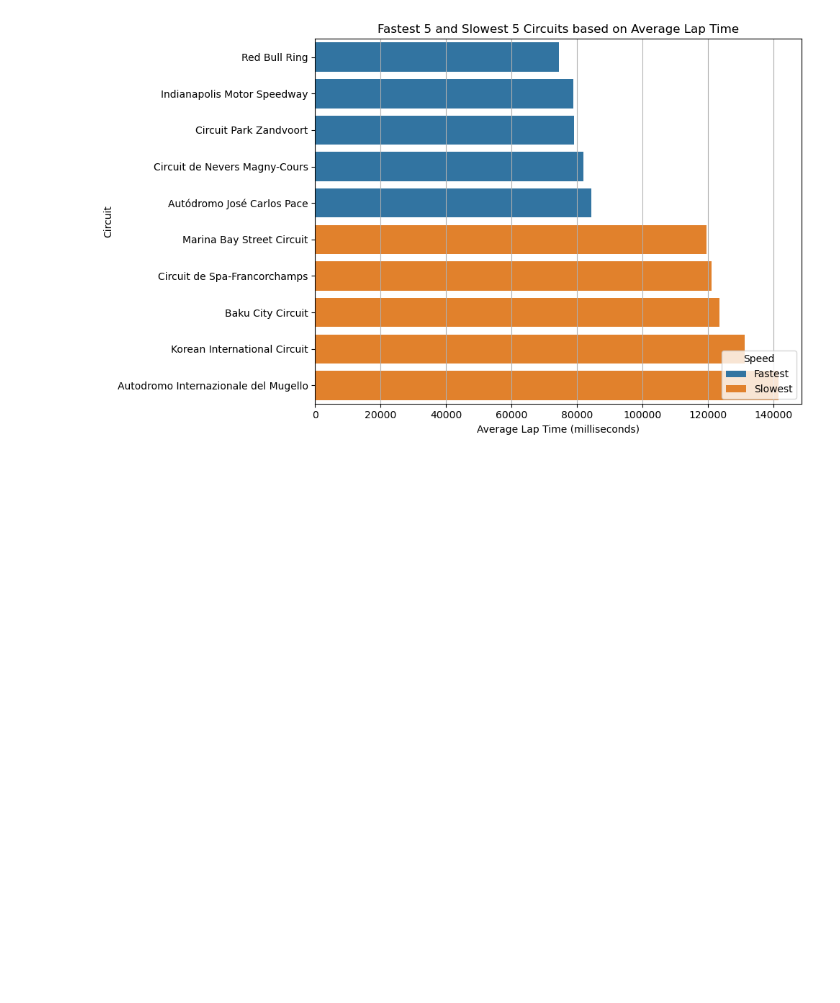
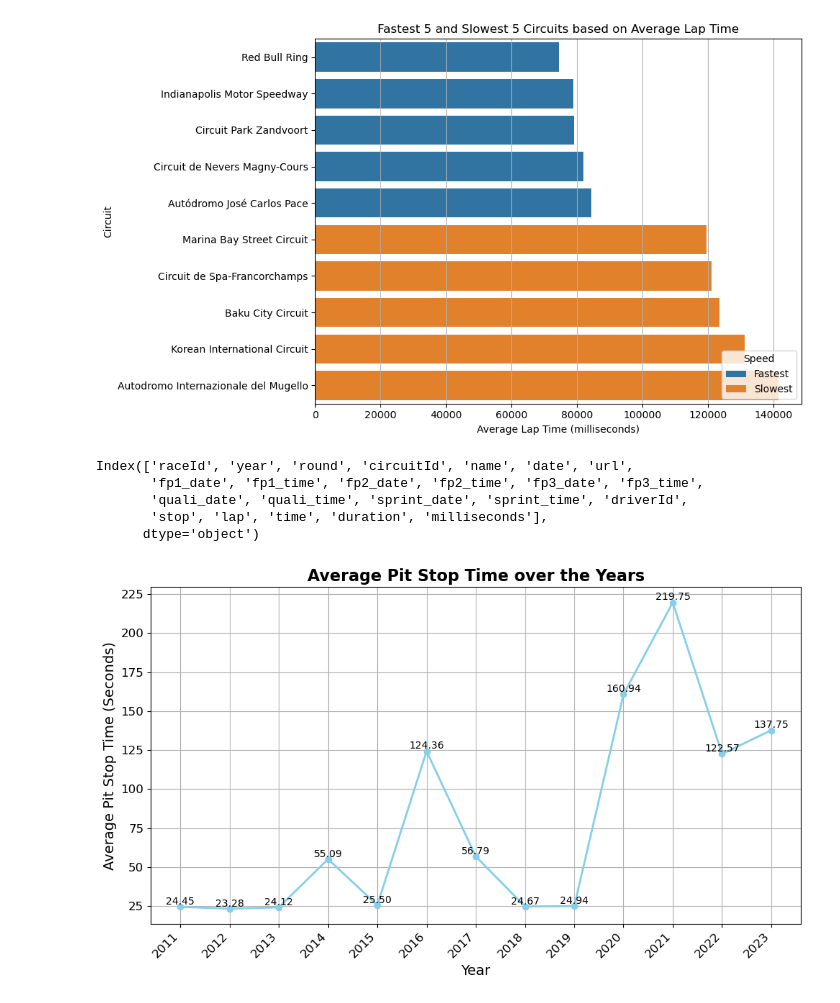
Before and after one commit to code-with-aneesh/F1_Analysis, a Jupyter notebook: drivers_analysis.ipynb, the cells around one changed output. Saved outputs shown, nothing was run; the diff lists cells and outputs as text; code cells hidden in the pictures; blank space fills up the shorter version.

Commit message:
Added Average Pitstop Duration per Year

```diff
--- a/drivers_analysis.ipynb
+++ b/drivers_analysis.ipynb
@@ -53,3 +54,6 @@ lap_times.head()
 | 2 | 841 | 20 | 3 | 1 | 1:32.713 | 92713 |
 | 3 | 841 | 20 | 4 | 1 | 1:32.803 | 92803 |
 | 4 | 841 | 20 | 5 | 1 | 1:32.342 | 92342 |
+# %%
+pit_stops = pd.read_csv('data/pit_stops.csv')
+pit_stops.head()
@@ -224,3 +235,60 @@ plt.tight_layout()
 plt.show()
 # %% [output]
 [figure]
+# %%
+# Assuming races is your DataFrame
+races.drop("time", axis=1, inplace=True)
+# %%
+merged_pitstops_races = races.merge(pit_stops,on='raceId',how='left')
+merged_pitstops_races.columns
+# %% [output]
+Index(['raceId', 'year', 'round', 'circuitId', 'name', 'date', 'url',
+       'fp1_date', 'fp1_time', 'fp2_date', 'fp2_time', 'fp3_date', 'fp3_time',
+       'quali_date', 'quali_time', 'sprint_date', 'sprint_time', 'driverId',
+       'stop', 'lap', 'time', 'duration', 'milliseconds'],
+      dtype='object')
+# %%
+import matplotlib.pyplot as plt
+
+# Calculate the average pit stop time for each year
+avg_time_per_year = (
+    merged_pitstops_races.groupby("year")["milliseconds"].mean().dropna()
+)
+
+# Convert milliseconds to seconds for readability
+avg_time_per_year_seconds = avg_time_per_year / 1000
+
+# Plotting the line plot
+plt.figure(figsize=(10, 6))
+plt.plot(
+    avg_time_per_year_seconds.index,
+    avg_time_per_year_seconds.values,
+    marker="o",
+    color="skyblue",
+    linewidth=2,
+)
+
+# Adding title and labels
+plt.title("Average Pit Stop Time over the Years", fontsize=16, fontweight="bold")
+plt.xlabel("Year", fontsize=14)
+plt.ylabel("Average Pit Stop Time (Seconds)", fontsize=14)
+plt.xticks(avg_time_per_year_seconds.index, rotation=45, ha="right", fontsize=12)
+plt.yticks(fontsize=12)
+
+# Adding data labels on data points
+for i, v in enumerate(avg_time_per_year_seconds.values):
+    plt.text(
+        avg_time_per_year_seconds.index[i],
+        v + 0.1,
+        f"{v:.2f}",
+        ha="center",
+        va="bottom",
+        fontsize=10,
+    )
+
+# Show the plot
+plt.grid(True)
+plt.tight_layout()
+plt.show()
+# %% [output]
+[figure, added]
```
Also changed, not shown: parts of 3 cells of this notebook, 1 other file.
